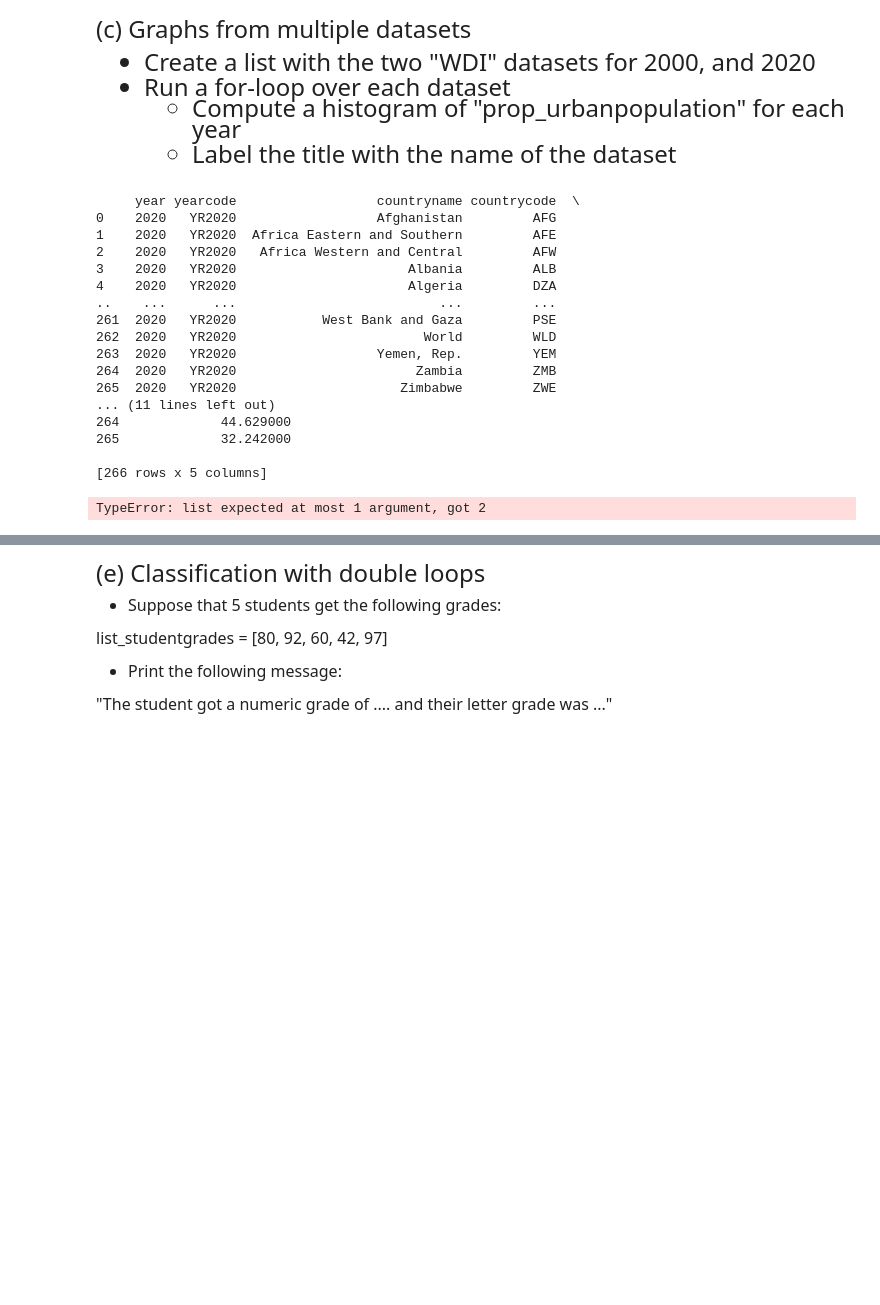
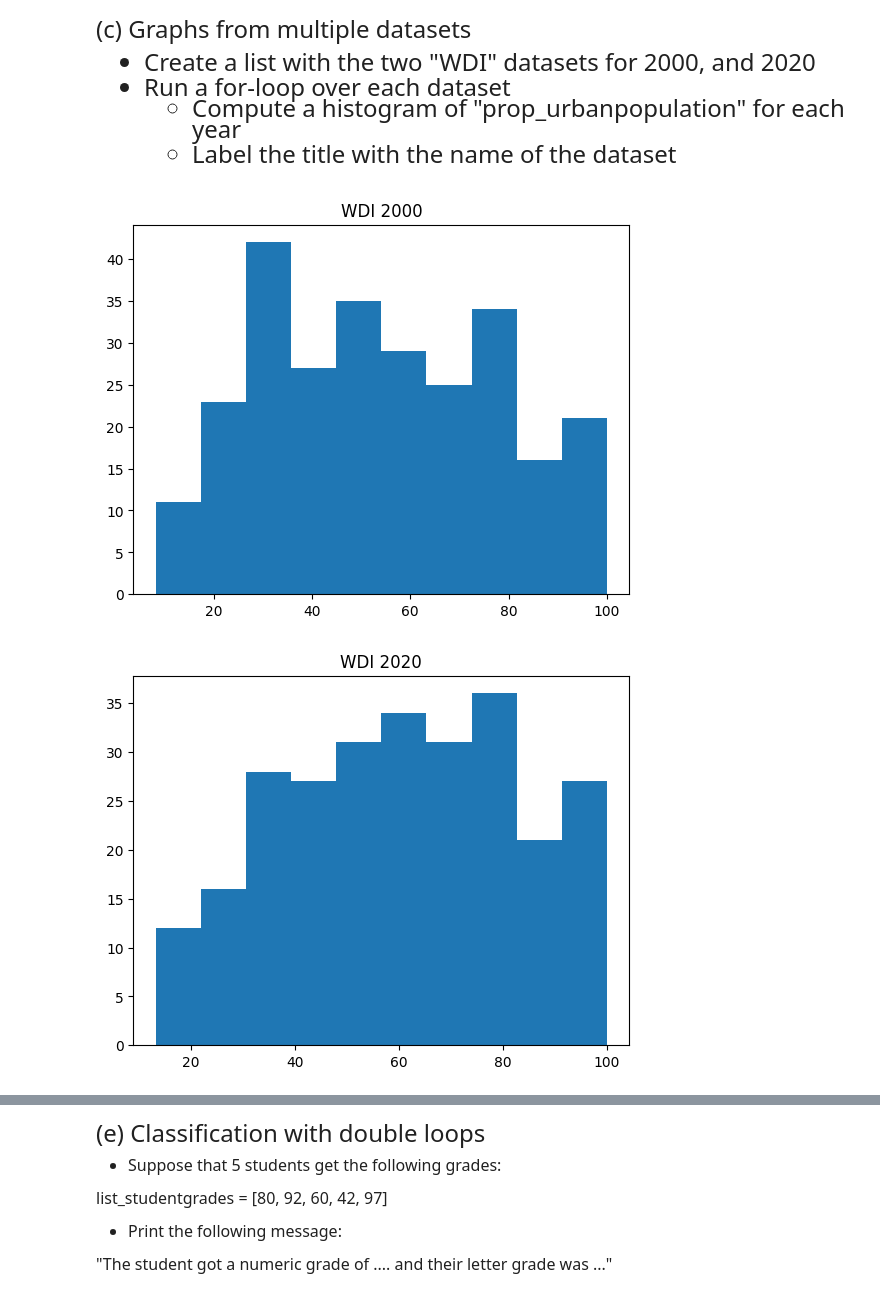
Before and after one commit to alardqminh787/qtm151spring2023, a Jupyter notebook: Assignments/Materials/Assignment 4/Assignment 4/Assignment 4.ipynb, the cells around one changed output, grey strips where cells are left out. Saved outputs shown, nothing was run; the diff lists cells and outputs as text; code cells hidden in the pictures; blank space fills up the shorter version.

```diff
--- a/Assignments/Materials/Assignment 4/Assignment 4/Assignment 4.ipynb
+++ b/Assignments/Materials/Assignment 4/Assignment 4/Assignment 4.ipynb
@@ -74,35 +78,26 @@ TypeError: object of type 'bool' has no len()
 # %%
 # Note "prop_urbanpopulation" is the percentage of the urban population over
 # the total population
 
 # Hint: Before you write the loop, test your code out by opening an individual dataset
 # Once you're sure the code works and you're familiar with the data, run the loop
 
 # Write your answer here
 
 wdi_2000 = pd.read_csv('wdi_data/wdi_2000.csv')
 wdi_2020 = pd.read_csv('wdi_data/wdi_2020.csv')
-print(wdi_2020)
-list_wdi = list(wdi_2000,wdi_2020)
+wdi_2000.name = "WDI 2000"
+wdi_2020.name = "WDI 2020"
+
+list_wdi = [wdi_2000, wdi_2020]
+
+for item in list_wdi:
+    plt.hist(x=item['prop_urbanpopulation'])
+    plt.title(item.name)
+    plt.show()
 # %% [output]
-     year yearcode                  countryname countrycode  \
-0    2020   YR2020                  Afghanistan         AFG
-1    2020   YR2020  Africa Eastern and Southern         AFE
-2    2020   YR2020   Africa Western and Central         AFW
-3    2020   YR2020                      Albania         ALB
-4    2020   YR2020                      Algeria         DZA
-..    ...      ...                          ...         ...
-261  2020   YR2020           West Bank and Gaza         PSE
-262  2020   YR2020                        World         WLD
-263  2020   YR2020                  Yemen, Rep.         YEM
-264  2020   YR2020                       Zambia         ZMB
-265  2020   YR2020                     Zimbabwe         ZWE
-... (11 lines left out)
-264             44.629000
-265             32.242000
-
-[266 rows x 5 columns]
-TypeError: list expected at most 1 argument, got 2
+[figure, added]
+[figure, added]
 # %% [markdown]
 <font size = "5">
 
```
Also changed, not shown: parts of 5 cells of this notebook, 1 other file.
